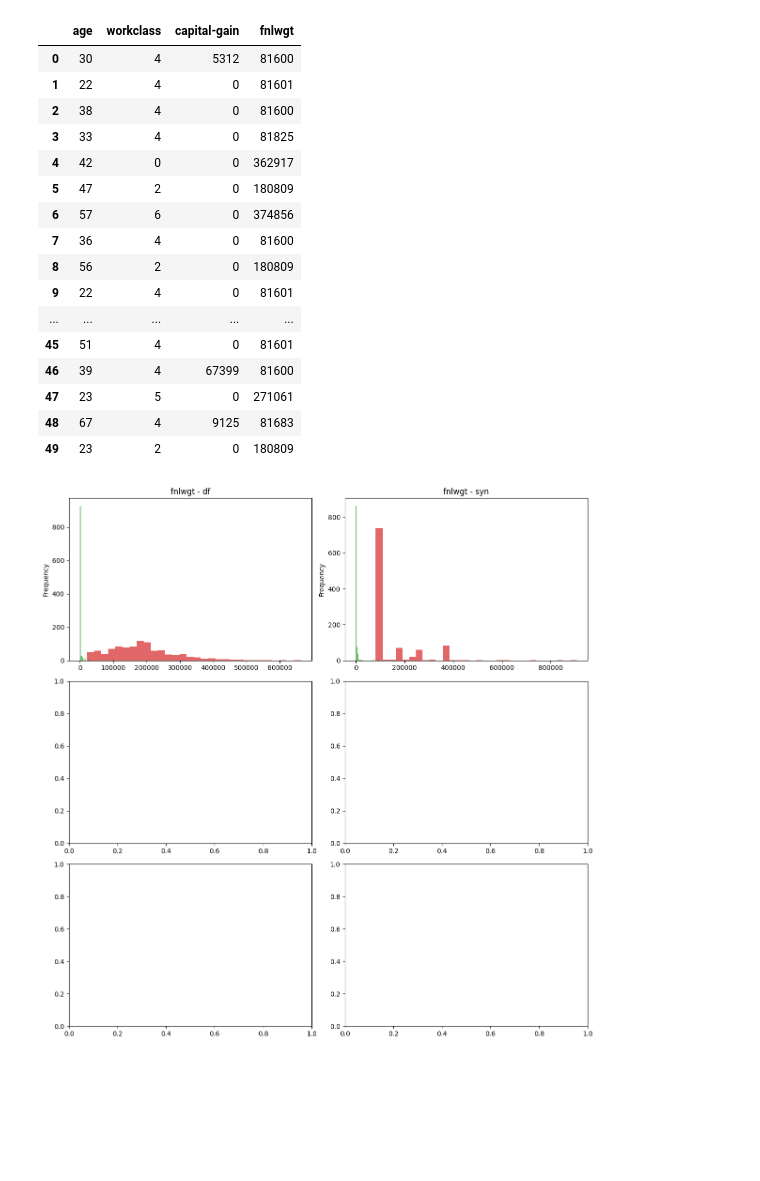
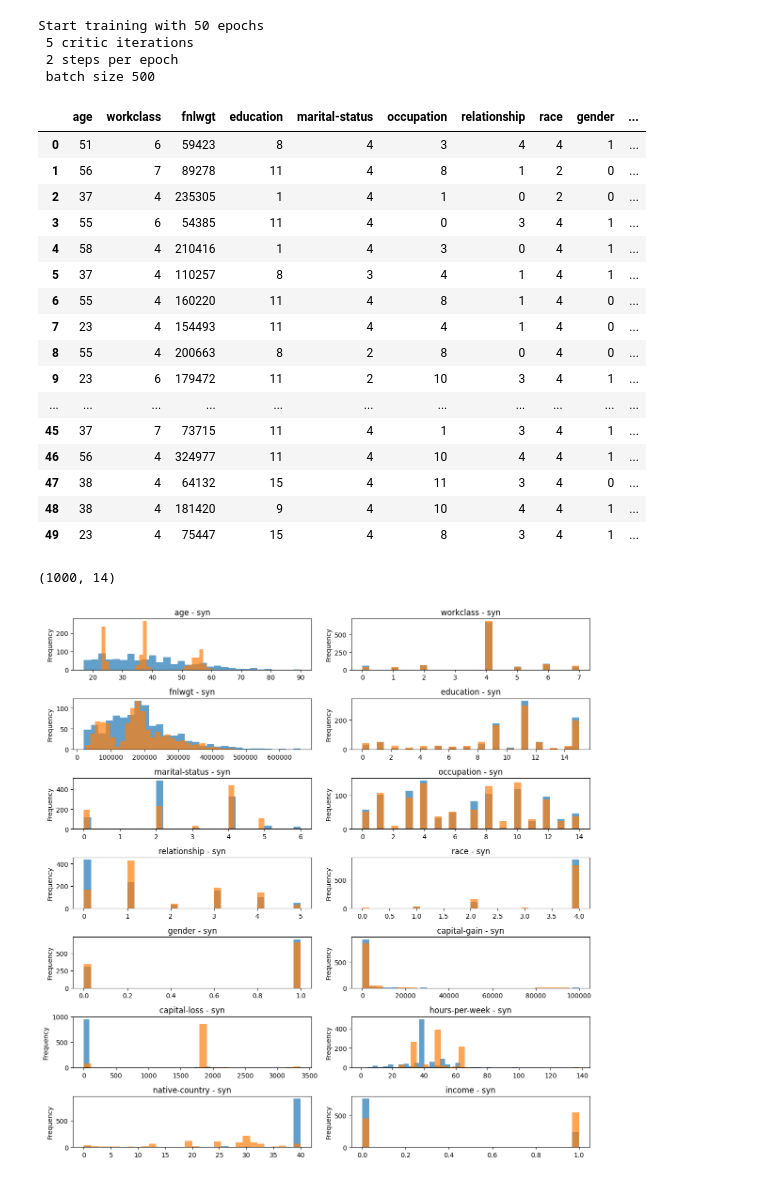
Before and after one commit to Kem0sabe/CTAB_GAN_EXPANDED, a Jupyter notebook: adult.ipynb, the cells around one changed output. Saved outputs shown, nothing was run; the diff lists cells and outputs as text; code cells hidden in the pictures; blank space fills up the shorter version.

```diff
--- a/adult.ipynb
+++ b/adult.ipynb
@@ -2,10 +2,10 @@
 import numpy as np
 import pandas as pd
 import glob
-from model.ctabgan import CTABGAN
+from model.ctabgan import CTAB_XTRA_DP
 df = pd.read_csv("Real_Datasets/adult.csv")
 #df = df.drop(columns=['Year','Model'])
-df = df[['age', 'workclass', 'capital-gain',"fnlwgt"]]
+
 df = df.head(1000)
 #df.loc[:7, 'capital-gain'] = np.nan
 df.head(20)
@@ -30,49 +30,68 @@ df.head(20)
 # %%
-synthesizer =  CTABGAN(df,
-                 categorical_columns = ["workclass"],
+
+synthesizer =  CTAB_XTRA_DP(df,
+                 categorical_columns = ["workclass","education","maritial-status","occupation","relationship","race","gender","native-country","income"],
                  log_columns = {}, # Fuck this log, task for tommorrow
                  mixed_columns= {"capital-gain": [0]},
                  gaussian_columns = [],
-                 non_categorical_columns = [],
-                 integer_columns = [])
+                 integer_columns = [],
+                 dp_constraints = {
+                    "epsilon_budget": None,
+                    "clip_coeff": None
+                 }
+                 )
 # %%
-synthesizer.fit(100)
+synthesizer.fit(50)
+# %% [output]
+Start training with 50 epochs
+ 5 critic iterations
+ 2 steps per epoch
+ batch size 500
 # %%
 syn = synthesizer.generate_samples(1000)
 syn.head(50)
 # %% [output]
-|  | age | workclass | capital-gain | fnlwgt |
-| 0 | 30 | 4 | 5312 | 81600 |
-| 1 | 22 | 4 | 0 | 81601 |
-| 2 | 38 | 4 | 0 | 81600 |
-| 3 | 33 | 4 | 0 | 81825 |
-| 4 | 42 | 0 | 0 | 362917 |
-| 5 | 47 | 2 | 0 | 180809 |
-| 6 | 57 | 6 | 0 | 374856 |
-| 7 | 36 | 4 | 0 | 81600 |
-| 8 | 56 | 2 | 0 | 180809 |
-| 9 | 22 | 4 | 0 | 81601 |
-| ... | ... | ... | ... | ... |
-| 45 | 51 | 4 | 0 | 81601 |
-| 46 | 39 | 4 | 67399 | 81600 |
-| 47 | 23 | 5 | 0 | 271061 |
-| 48 | 67 | 4 | 9125 | 81683 |
-| 49 | 23 | 2 | 0 | 180809 |
+|  | age | workclass | fnlwgt | education | marital-status | occupation | relationship | race | gender | ... |
+| 0 | 51 | 6 | 59423 | 8 | 4 | 3 | 4 | 4 | 1 | ... |
+| 1 | 56 | 7 | 89278 | 11 | 4 | 8 | 1 | 2 | 0 | ... |
+| 2 | 37 | 4 | 235305 | 1 | 4 | 1 | 0 | 2 | 0 | ... |
+| 3 | 55 | 6 | 54385 | 11 | 4 | 0 | 3 | 4 | 1 | ... |
+| 4 | 58 | 4 | 210416 | 1 | 4 | 3 | 0 | 4 | 1 | ... |
+| 5 | 37 | 4 | 110257 | 8 | 3 | 4 | 1 | 4 | 1 | ... |
+| 6 | 55 | 4 | 160220 | 11 | 4 | 8 | 1 | 4 | 0 | ... |
+| 7 | 23 | 4 | 154493 | 11 | 4 | 4 | 1 | 4 | 0 | ... |
+| 8 | 55 | 4 | 200663 | 8 | 2 | 8 | 0 | 4 | 0 | ... |
+| 9 | 23 | 6 | 179472 | 11 | 2 | 10 | 3 | 4 | 1 | ... |
+| ... | ... | ... | ... | ... | ... | ... | ... | ... | ... | ... |
+| 45 | 37 | 7 | 73715 | 11 | 4 | 1 | 3 | 4 | 1 | ... |
+| 46 | 56 | 4 | 324977 | 11 | 4 | 10 | 4 | 4 | 1 | ... |
+| 47 | 38 | 4 | 64132 | 15 | 4 | 11 | 3 | 4 | 0 | ... |
+| 48 | 38 | 4 | 181420 | 9 | 4 | 10 | 4 | 4 | 1 | ... |
+| 49 | 23 | 4 | 75447 | 15 | 4 | 8 | 3 | 4 | 1 | ... |
+# %%
+syn.shape
+# %% [output]
+(1000, 14)
 # %%
 import matplotlib.pyplot as plt
 
-fig, axes = plt.subplots(nrows=3, ncols=2, figsize=(12, 12))
+# Create subplots dynamically based on the number of columns
+num_cols = len(df.columns)
+num_rows = (num_cols + 1) // 2  # Ensure enough rows for the number of columns
 
-columns = df.columns
+fig, axes = plt.subplots(nrows=num_rows, ncols=2, figsize=(12, 12))
 
-for i, column in enumerate(columns):
-    df[column].plot(kind='hist', ax=axes[i, 0], title=f'{column} - df', bins=30, alpha=0.7)
-    syn[column].plot(kind='hist', ax=axes[i, 1], title=f'{column} - syn', bins=30, alpha=0.7)
+# Flatten axes into a 1D array for easier indexing
+axes = axes.ravel()
+
+for i, column in enumerate(df.columns):
+    df[column].plot(kind='hist', ax=axes[i], title=f'{column} - df', bins=30, alpha=0.7)
+    syn[column].plot(kind='hist', ax=axes[i], title=f'{column} - syn', bins=30, alpha=0.7)
 
 plt.tight_layout()
 plt.show()
 # %% [output]
-[figure, old version]
+[figure, new version]
 # %%
 
 from model.eval.evaluation import stat_sim
```
Also changed, not shown: parts of 3 cells of this notebook, 1 other file.
